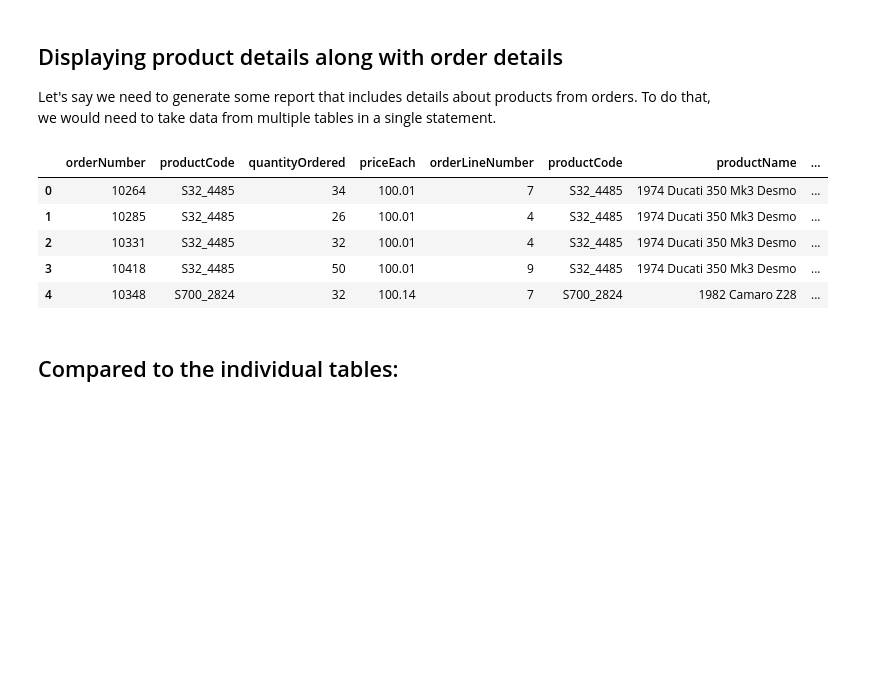
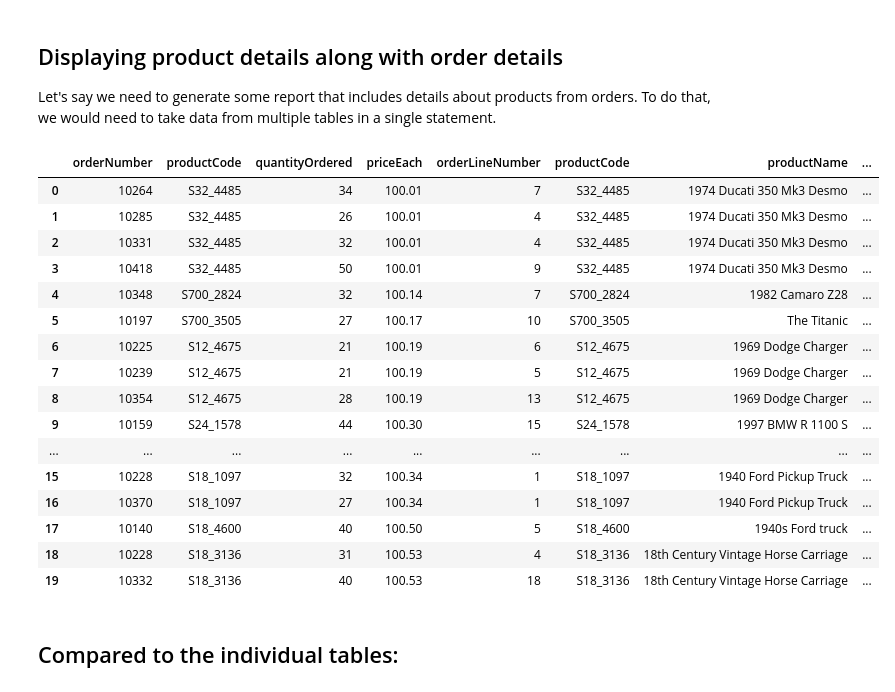
Before and after one commit to Botafogo1894/dsc-1-05-10-join-statements-nyc-career-ds-102218, a Jupyter notebook: index.ipynb, the cells around one changed output. Drawn from its saved outputs; the diff is of its cells as text; code cells hidden in the pictures; blank space fills up the shorter version.

```diff
--- a/index.ipynb
+++ b/index.ipynb
@@ -26,21 +26,32 @@ Let's say we need to generate some report that includes details about products f
 # %%
 cur.execute("""select * from orderdetails as ord
                         join products as pro
                         on ord.productCode = pro.productCode
                         where priceEach > (SELECT AVG(priceEach) from orderdetails)
                         order by priceEach
                         limit 20;
                        """)
 df = pd.DataFrame(cur.fetchall()) #Take results and create dataframe
 df.columns = [i[0] for i in cur.description]
-df.head()
+df.head(20)
 # %% [output]
 |  | orderNumber | productCode | quantityOrdered | priceEach | orderLineNumber | productCode | productName | ... |
 | 0 | 10264 | S32_4485 | 34 | 100.01 | 7 | S32_4485 | 1974 Ducati 350 Mk3 Desmo | ... |
 | 1 | 10285 | S32_4485 | 26 | 100.01 | 4 | S32_4485 | 1974 Ducati 350 Mk3 Desmo | ... |
 | 2 | 10331 | S32_4485 | 32 | 100.01 | 4 | S32_4485 | 1974 Ducati 350 Mk3 Desmo | ... |
 | 3 | 10418 | S32_4485 | 50 | 100.01 | 9 | S32_4485 | 1974 Ducati 350 Mk3 Desmo | ... |
 | 4 | 10348 | S700_2824 | 32 | 100.14 | 7 | S700_2824 | 1982 Camaro Z28 | ... |
+| 5 | 10197 | S700_3505 | 27 | 100.17 | 10 | S700_3505 | The Titanic | ... |
+| 6 | 10225 | S12_4675 | 21 | 100.19 | 6 | S12_4675 | 1969 Dodge Charger | ... |
+| 7 | 10239 | S12_4675 | 21 | 100.19 | 5 | S12_4675 | 1969 Dodge Charger | ... |
+| 8 | 10354 | S12_4675 | 28 | 100.19 | 13 | S12_4675 | 1969 Dodge Charger | ... |
+| 9 | 10159 | S24_1578 | 44 | 100.30 | 15 | S24_1578 | 1997 BMW R 1100 S | ... |
+| ... | ... | ... | ... | ... | ... | ... | ... | ... |
+| 15 | 10228 | S18_1097 | 32 | 100.34 | 1 | S18_1097 | 1940 Ford Pickup Truck | ... |
+| 16 | 10370 | S18_1097 | 27 | 100.34 | 1 | S18_1097 | 1940 Ford Pickup Truck | ... |
+| 17 | 10140 | S18_4600 | 40 | 100.50 | 5 | S18_4600 | 1940s Ford truck | ... |
+| 18 | 10228 | S18_3136 | 31 | 100.53 | 4 | S18_3136 | 18th Century Vintage Horse Carriage | ... |
+| 19 | 10332 | S18_3136 | 40 | 100.53 | 18 | S18_3136 | 18th Century Vintage Horse Carriage | ... |
 # %% [markdown]
 ## Compared to the individual tables:
 # %% [markdown]
```
